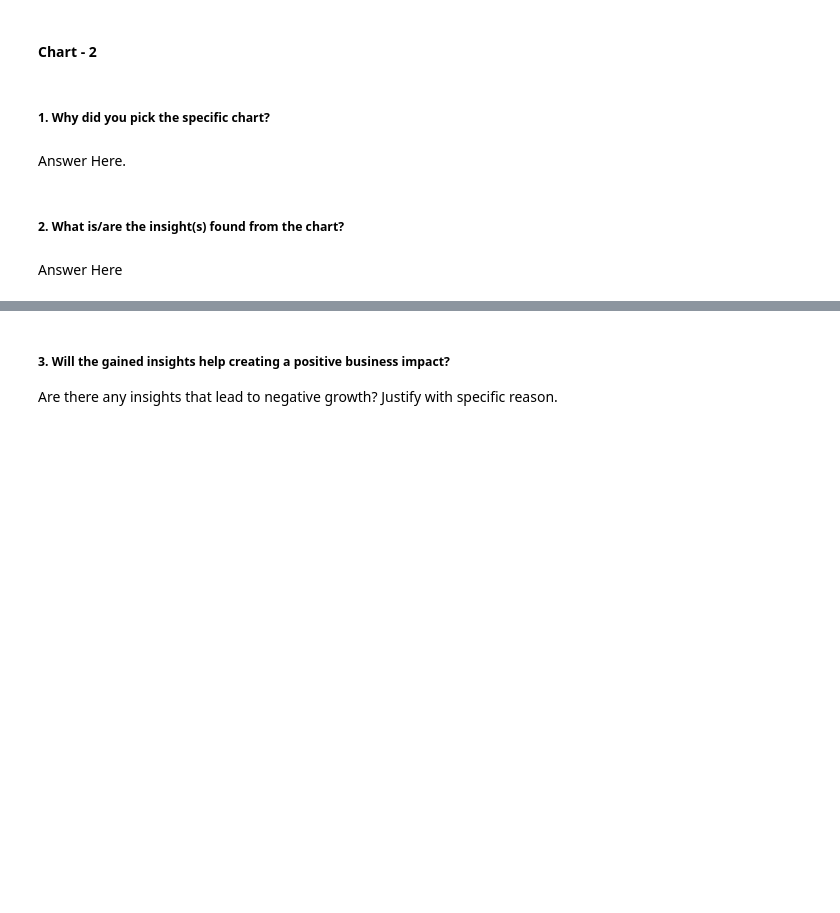
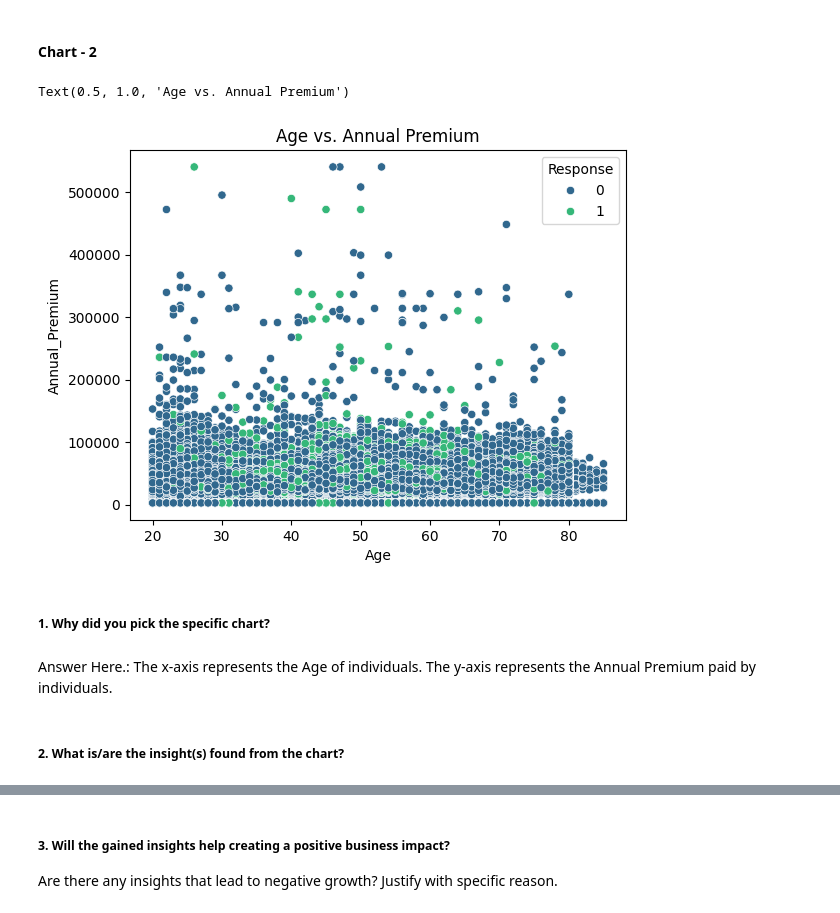
Before and after one commit to Pymadi369/Pymadi369, a Jupyter notebook: ML_Submission_Template.ipynb, the cells around one changed output, grey strips where cells are left out. Cells and saved outputs as stored; diff of their text form; code cells hidden in the pictures; blank space fills up the shorter version.

```diff
--- a/ML_Submission_Template.ipynb
+++ b/ML_Submission_Template.ipynb
@@ -314,8 +348,15 @@ Answer Here
+# %%
+# Chart - 2 visualization code
+sns.scatterplot(x='Age', y='Annual_Premium', data=df, hue='Response', palette='viridis')
+plt.title('Age vs. Annual Premium')
+# %% [output]
+Text(0.5, 1.0, 'Age vs. Annual Premium')
+[figure, added]
 # %% [markdown]
 ##### 1. Why did you pick the specific chart?
-# %% [markdown]
-Answer Here.
+# %% [markdown]
+Answer Here.:
+The x-axis represents the Age of individuals.
+The y-axis represents the Annual Premium paid by individuals.
 # %% [markdown]
 ##### 2. What is/are the insight(s) found from the chart?
-# %% [markdown]
-Answer Here
```
Also changed, not shown: parts of 90 cells of this notebook.
